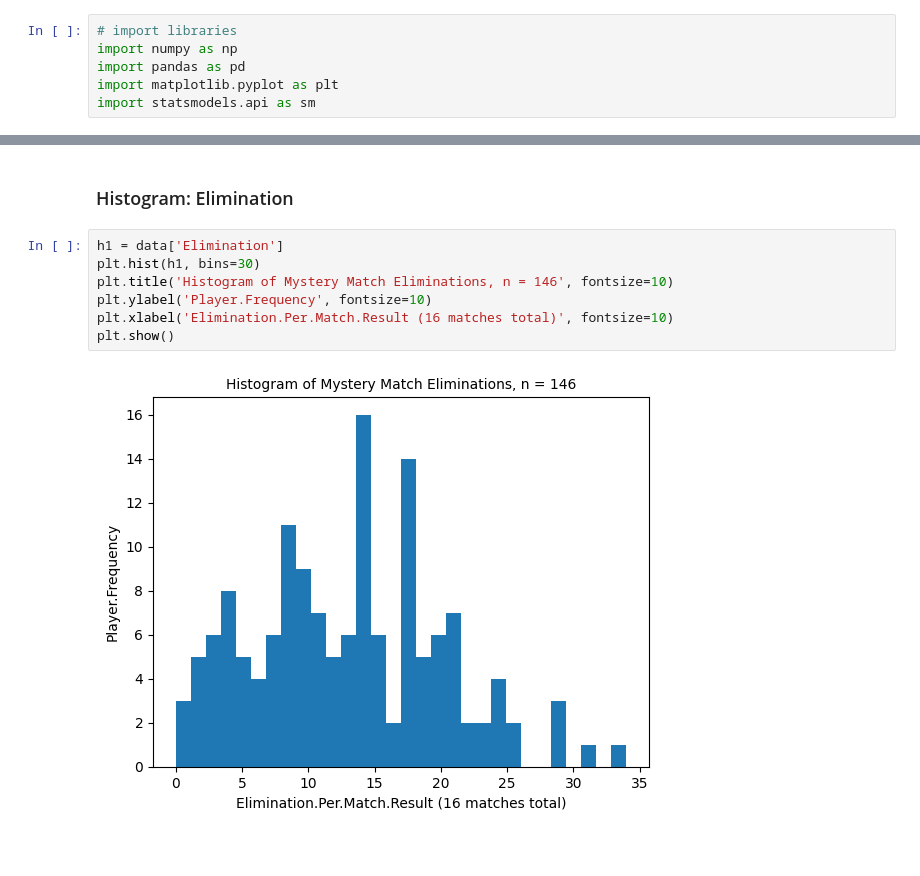
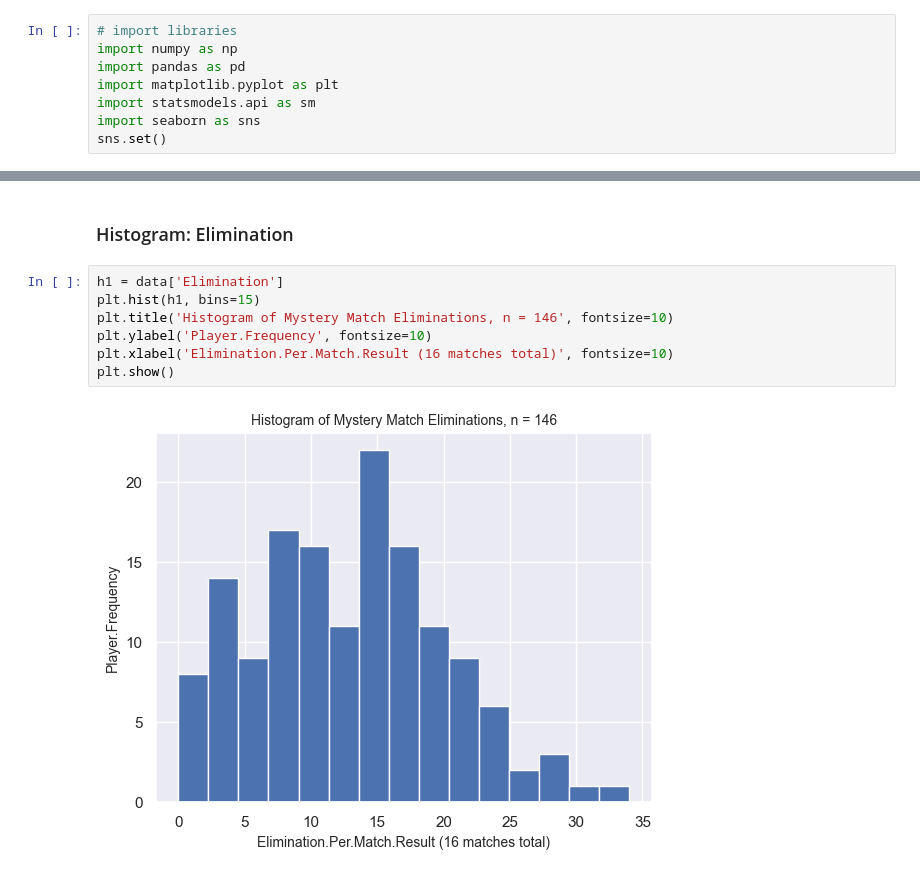
Before and after one commit to ddxbugs/owl-trainer, a Jupyter notebook: mystery.ipynb, the cells around one changed output, grey strips where cells are left out. Drawn from its saved outputs; the diff is of its cells as text; blank space fills up the shorter version.

Commit message:
mystery add seaborn graph ui look and feel

```diff
--- a/mystery.ipynb
+++ b/mystery.ipynb
@@ -8,6 +8,8 @@ import numpy as np
 import pandas as pd
 import matplotlib.pyplot as plt
 import statsmodels.api as sm
+import seaborn as sns
+sns.set()
 # %%
 # load the data
 data = pd.read_csv('mystery.csv')
@@ -104,10 +106,10 @@ plt.show()
 ### Histogram: Elimination
 # %%
 h1 = data['Elimination']
-plt.hist(h1, bins=30)
+plt.hist(h1, bins=15)
 plt.title('Histogram of Mystery Match Eliminations, n = 146', fontsize=10)
 plt.ylabel('Player.Frequency', fontsize=10)
 plt.xlabel('Elimination.Per.Match.Result (16 matches total)', fontsize=10)
 plt.show()
 # %% [output]
-[figure, old version]
+[figure, new version]
```
Also changed, not shown: parts of 4 cells of this notebook.
